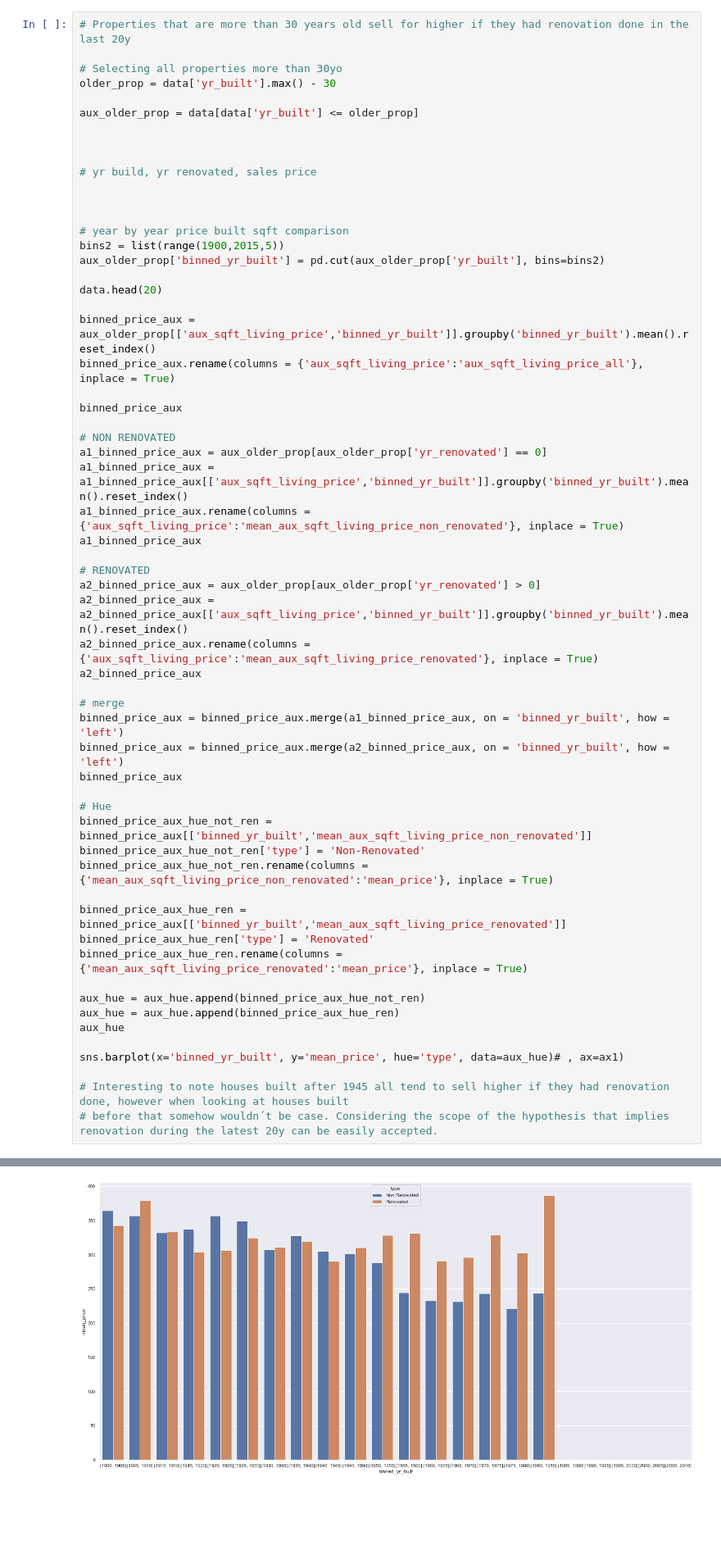
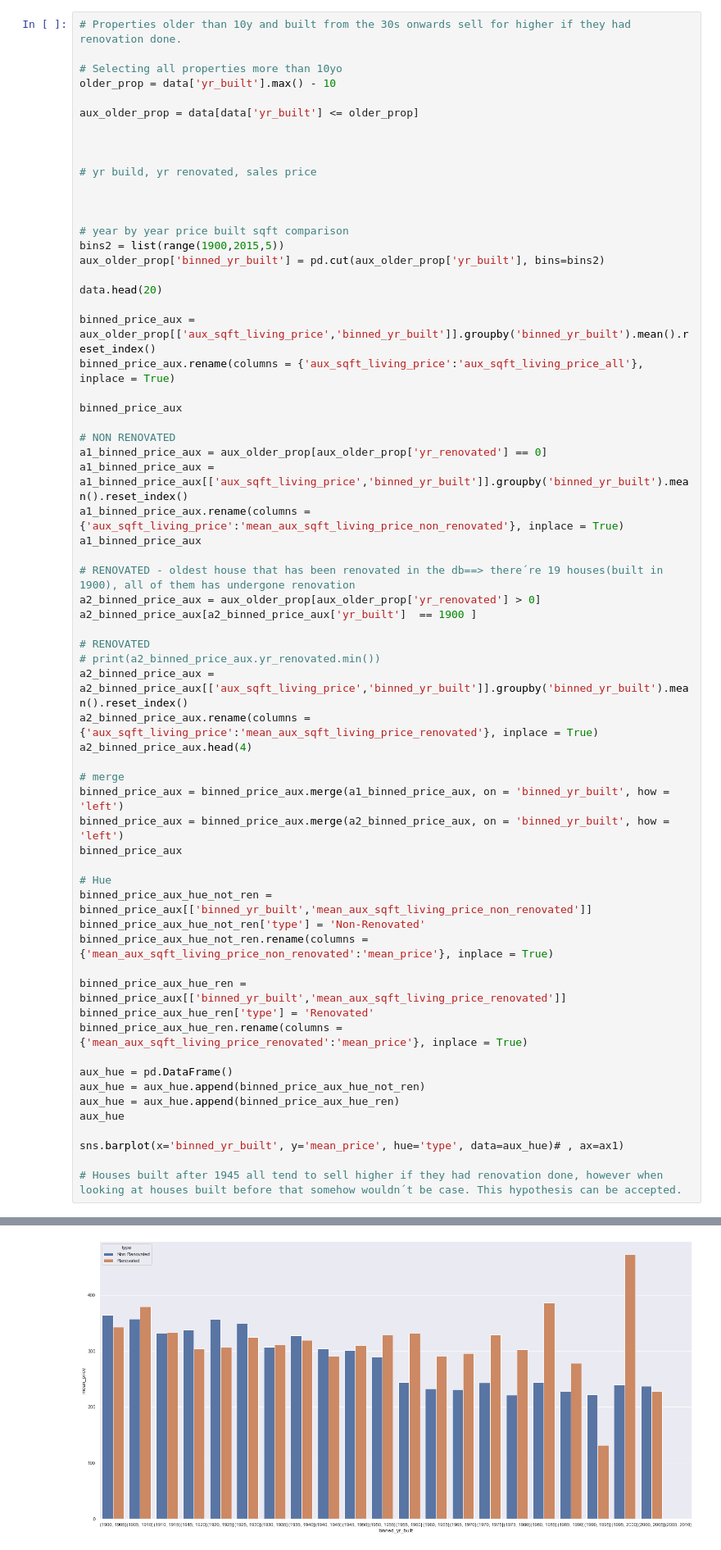
Before and after one commit to fusaa/house-dashboard, a Jupyter notebook: 0 - king county.ipynb, the cells around one changed output, grey strips where cells are left out. Shown at 82% size. Cells and saved outputs as stored; diff of their text form; blank space fills up the shorter version.

```diff
--- a/0 - king county.ipynb
+++ b/0 - king county.ipynb
@@ -660,10 +655,10 @@ min      1900.00000
 max      2015.00000
 Name: yr_built, dtype: float64
 # %%
-# Properties that are more than 30 years old sell for higher if they had renovation done in the last 20y
+# Properties older than 10y and built from the 30s onwards sell for higher if they had renovation done.
 
-# Selecting all properties more than 30yo
-older_prop = data['yr_built'].max() - 30
+# Selecting all properties more than 10yo
+older_prop = data['yr_built'].max() - 10
 
 aux_older_prop = data[data['yr_built'] <= older_prop]
 
@@ -689,35 +684,39 @@ a1_binned_price_aux = aux_older_prop[aux_older_prop['yr_renovated'] == 0]
 a1_binned_price_aux = a1_binned_price_aux[['aux_sqft_living_price','binned_yr_built']].groupby('binned_yr_built').mean().reset_index()
 a1_binned_price_aux.rename(columns = {'aux_sqft_living_price':'mean_aux_sqft_living_price_non_renovated'}, inplace = True)
 a1_binned_price_aux
 
+# RENOVATED - oldest house that has been renovated in the db==> there´re 19 houses(built in 1900), all of them has undergone renovation
+a2_binned_price_aux = aux_older_prop[aux_older_prop['yr_renovated'] > 0]
+a2_binned_price_aux[a2_binned_price_aux['yr_built']  == 1900 ]
+
 # RENOVATED
-a2_binned_price_aux = aux_older_prop[aux_older_prop['yr_renovated'] > 0]
+# print(a2_binned_price_aux.yr_renovated.min())
 a2_binned_price_aux = a2_binned_price_aux[['aux_sqft_living_price','binned_yr_built']].groupby('binned_yr_built').mean().reset_index()
 a2_binned_price_aux.rename(columns = {'aux_sqft_living_price':'mean_aux_sqft_living_price_renovated'}, inplace = True)
-a2_binned_price_aux
+a2_binned_price_aux.head(4)
 
 # merge
 binned_price_aux = binned_price_aux.merge(a1_binned_price_aux, on = 'binned_yr_built', how = 'left')
 binned_price_aux = binned_price_aux.merge(a2_binned_price_aux, on = 'binned_yr_built', how = 'left')
 binned_price_aux
 
 # Hue
 binned_price_aux_hue_not_ren = binned_price_aux[['binned_yr_built','mean_aux_sqft_living_price_non_renovated']]
 binned_price_aux_hue_not_ren['type'] = 'Non-Renovated'
 binned_price_aux_hue_not_ren.rename(columns = {'mean_aux_sqft_living_price_non_renovated':'mean_price'}, inplace = True)
 
 binned_price_aux_hue_ren = binned_price_aux[['binned_yr_built','mean_aux_sqft_living_price_renovated']]
 binned_price_aux_hue_ren['type'] = 'Renovated'
 binned_price_aux_hue_ren.rename(columns = {'mean_aux_sqft_living_price_renovated':'mean_price'}, inplace = True)
 
+aux_hue = pd.DataFrame()
 aux_hue = aux_hue.append(binned_price_aux_hue_not_ren)
 aux_hue = aux_hue.append(binned_price_aux_hue_ren)
 aux_hue
 
 sns.barplot(x='binned_yr_built', y='mean_price', hue='type', data=aux_hue)# , ax=ax1)
 
-# Interesting to note houses built after 1945 all tend to sell higher if they had renovation done, however when looking at houses built
-# before that somehow wouldn´t be case. Considering the scope of the hypothesis that implies renovation during the latest 20y can be easily accepted.
+# Houses built after 1945 all tend to sell higher if they had renovation done, however when looking at houses built before that somehow wouldn´t be case. This hypothesis can be accepted.
 # %% [output]
 <AxesSubplot:xlabel='binned_yr_built', ylabel='mean_price'>
-[figure, old version]
+[figure, new version]
```
Also changed, not shown: parts of 15 cells of this notebook, 1 other file.
